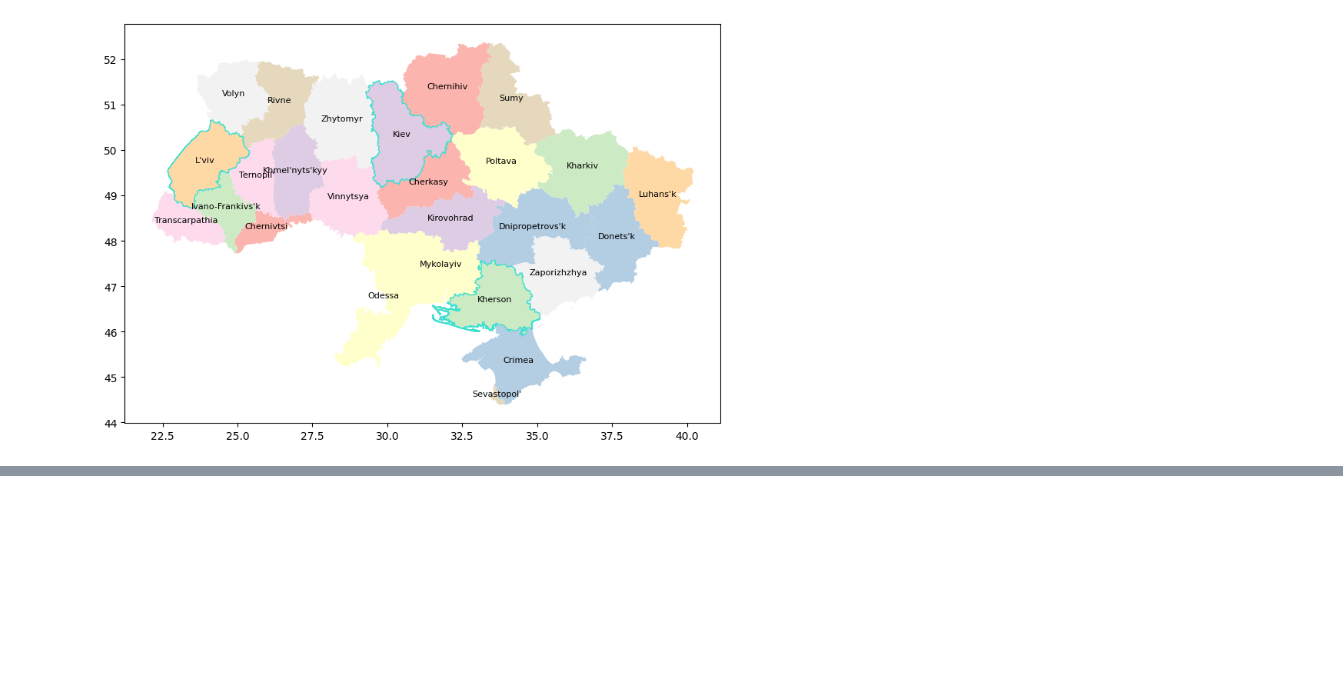
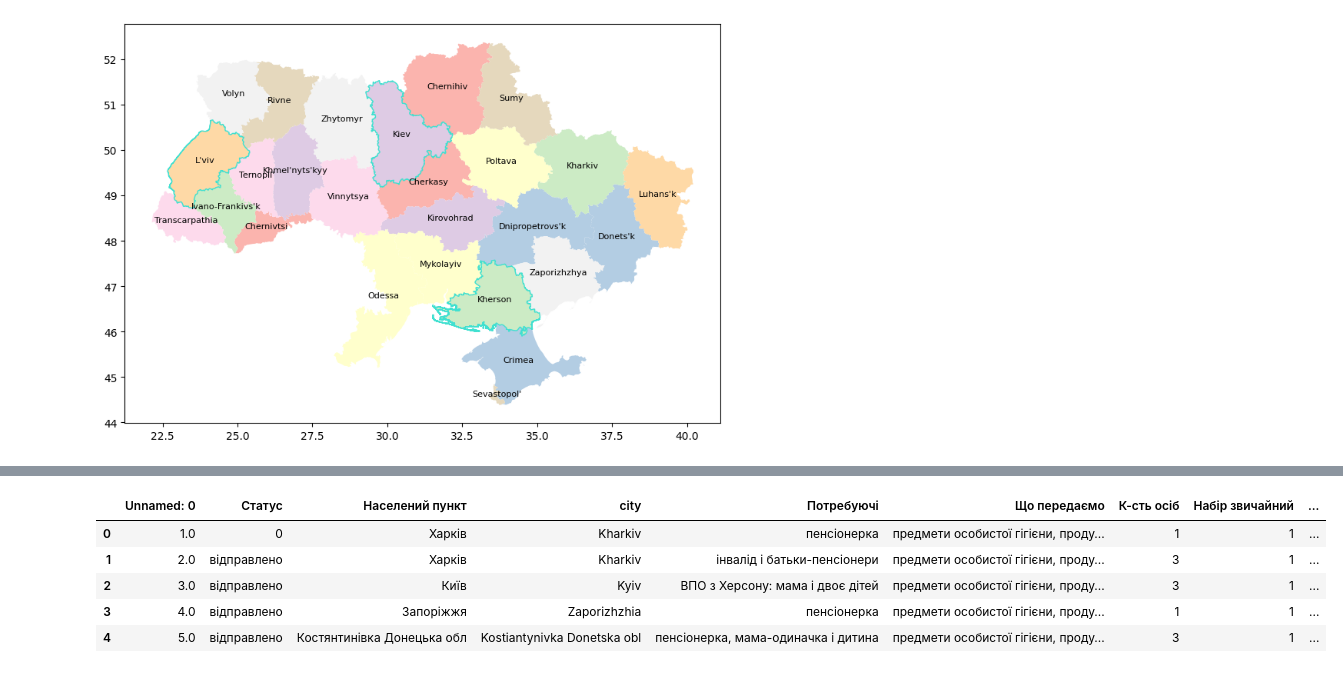
Before and after one commit to alorthius/tarilka, a Jupyter notebook: proj.ipynb, the cells around one changed output, grey strips where cells are left out. Cells and saved outputs as stored; diff of their text form; code cells hidden in the pictures; blank space fills up the shorter version.

```diff
--- a/proj.ipynb
+++ b/proj.ipynb
@@ -7,6 +12,8 @@ from shapely.geometry import Point, Polygon
 # %%
 regions_path = "data/regions/UKR_adm1.shp"
 cities_path = "data/cities/cities.csv"
+
+report_path = "data/tarilka/report.csv"
 # %%
 # list of already existing warehouses
 warehouses = ["L'viv", "Kiev", 'Kherson']
@@ -54,0 +74,5 @@ point = Point(30, 50)
+# %%
+df_report = pd.read_csv(report_path)
+df_report.fillna(0, inplace=True)
+
+df_report.head()
@@ -54,0 +86,12 @@ point = Point(30, 50)
+# %%
+transliterated = [translit(name) for name in df_report['Населений пункт'].to_numpy()]
+df_report.insert(3, 'city', transliterated)
+
+df_report.head()
+# %% [output]
+|  | Unnamed: 0 | Статус | Населений пункт | city | Потребуючі | Що передаємо | К-сть осіб | Набір звичайний | ... |
+| 0 | 1.0 | 0 | Харків | Kharkiv | пенсіонерка | предмети особистої гігієни, проду... | 1 | 1 | ... |
+| 1 | 2.0 | відправлено | Харків | Kharkiv | інвалід і батьки-пенсіонери | предмети особистої гігієни, проду... | 3 | 1 | ... |
+| 2 | 3.0 | відправлено | Київ | Kyiv | ВПО з Херсону: мама і двоє дітей | предмети особистої гігієни, проду... | 3 | 1 | ... |
+| 3 | 4.0 | відправлено | Запоріжжя | Zaporizhzhia | пенсіонерка | предмети особистої гігієни, проду... | 1 | 1 | ... |
+| 4 | 5.0 | відправлено | Костянтинівка Донецька обл | Kostiantynivka Donetska obl | пенсіонерка, мама-одиначка і дитина | предмети особистої гігієни, проду... | 3 | 1 | ... |
```
Also changed, not shown: parts of 9 cells of this notebook, 1 other file.
